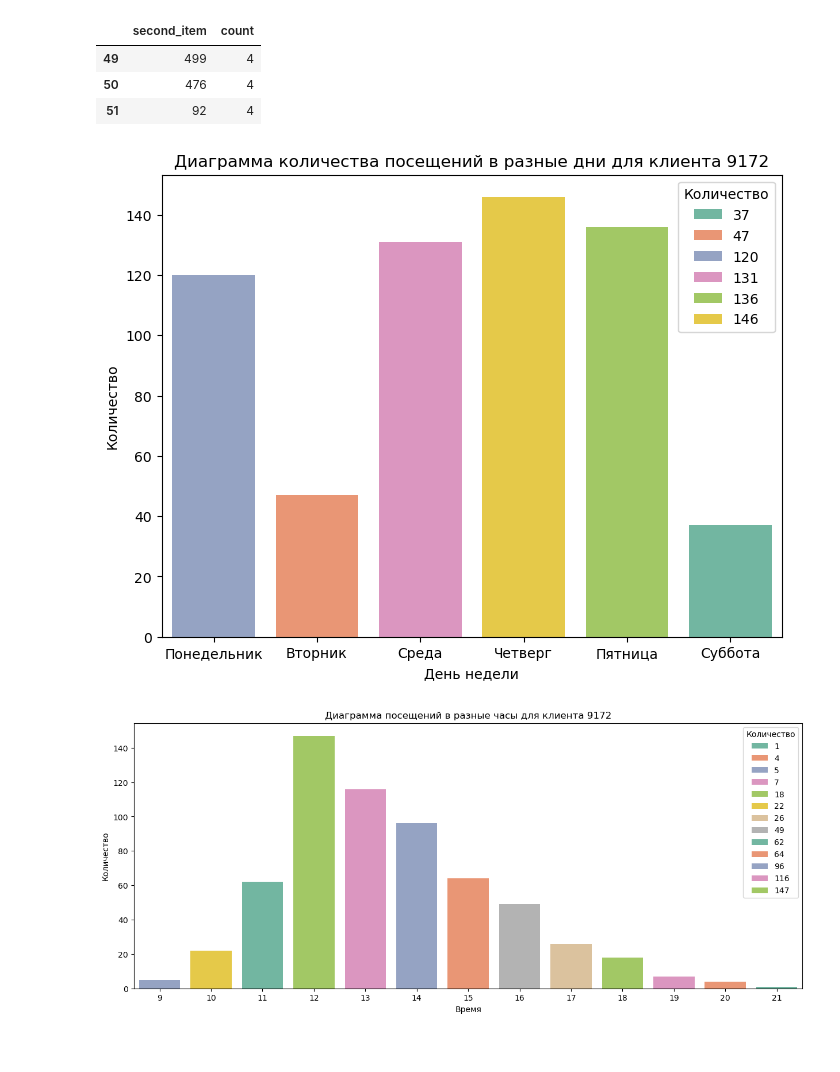
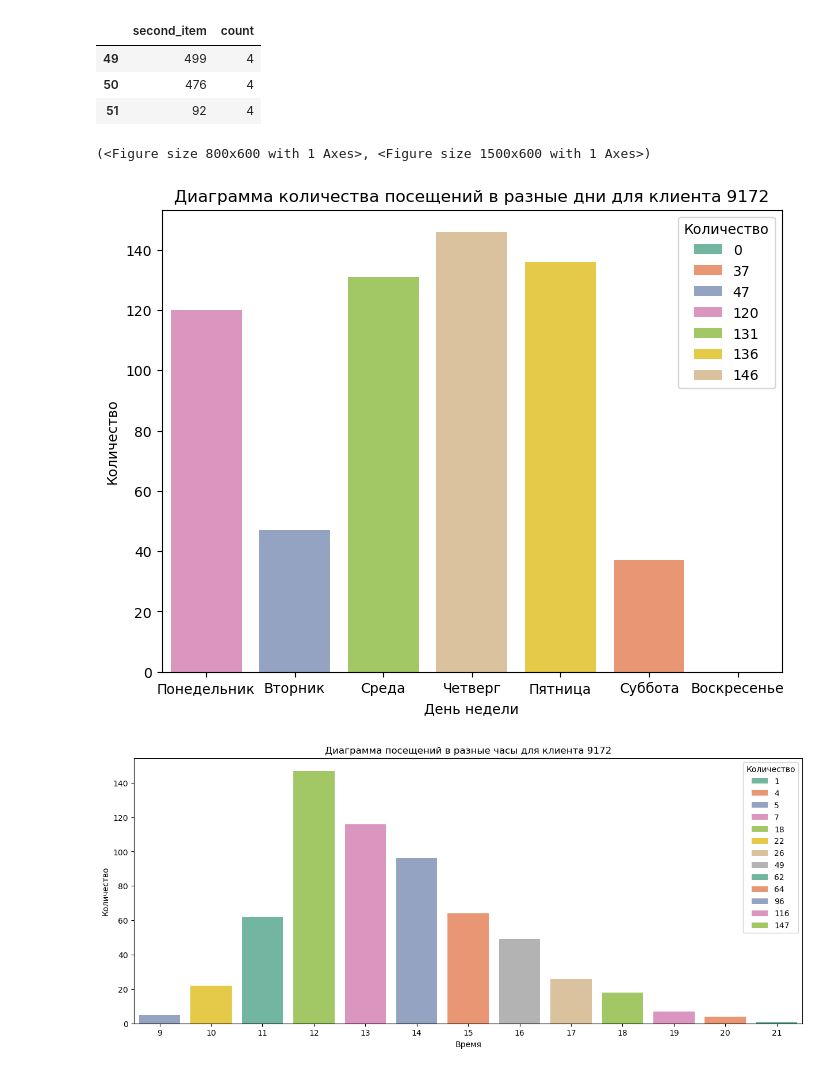
Before and after one commit to m0rphed/coffee_hack, a Jupyter notebook: metrics_1.ipynb, the cells around one changed output. Cells and saved outputs as stored; diff of their text form; code cells hidden in the pictures.

```diff
--- a/metrics_1.ipynb
+++ b/metrics_1.ipynb
@@ -79,32 +79,40 @@ def popular_products_of_the_day(df, day_date=None, month_date=None, year_date=No
 
     return new_df
 # %%
+def plot_bar(df, x, y, hue, title, xlabel, ylabel, figsize=(8, 6)):
+    """Общая функция для построения столбчатых диаграмм."""
+    fig, ax = plt.subplots(figsize=figsize)
+    sns.barplot(data=df, x=x, y=y, hue=hue, palette='Set2', ax=ax, width=0.8)
+    ax.set_title(title)
+    ax.set_xlabel(xlabel)
+    ax.set_ylabel(ylabel)
+    ax.legend(title='Количество', bbox_to_anchor=(1, 1))
+    return fig, ax
+
 def visit_frequency(df, customer_id=None):
     if customer_id:
         df = df[df['customer_id'] == customer_id]
 
     day_order = ["Понедельник", "Вторник", "Среда", "Четверг", "Пятница", "Суббота", "Воскресенье"]
     df.loc[:, 'day_of_week_name'] = pd.Categorical(df['day_of_week_name'], categories=day_order, ordered=True)
-    df_week = df.groupby('day_of_week_name')['order_id'].size().reset_index(name='count')
-    df_week = df_week.sort_values(by='day_of_week_name', key=lambda x: x.map({day: idx for idx, day in enumerate(day_order)}))
-
-    fig1, ax1 = plt.subplots(figsize=(8, 6))
-    sns.barplot(data=df_week, x='day_of_week_name', y='count', hue='count', palette='Set2', ax=ax1)
-    ax1.set_title(f'Диаграмма количества посещений в разные дни для клиента {customer_id}')
-    ax1.set_xlabel('День недели')
-    ax1.set_ylabel('Количество')
-    ax1.legend(title='Количество', bbox_to_anchor=(1, 1))
-
+    df_week = df.groupby('day_of_week_name', observed=False)['order_id'].size().reset_index(name='count')
+    df_week['day_of_week_name'] = pd.Categorical(df_week['day_of_week_name'], categories=day_order, ordered=True)
+    df_week = df_week.groupby('day_of_week_name', observed=True)['count'].sum().reindex(day_order, fill_value=0).reset_index()
     df_hours = df.groupby('order_hour')['order_id'].size().reset_index(name='count').sort_values(by='count', ascending=False)
 
-    fig2, ax2 = plt.subplots(figsize=(15, 6))
-    sns.barplot(data=df_hours, x='order_hour', y='count', hue='count', palette='Set2', ax=ax2)
-    ax2.set_title(f'Диаграмма посещений в разные часы для клиента {customer_id}')
-    ax2.set_xlabel('Время')
-    ax2.set_ylabel('Количество')
-    ax2.legend(title='Количество', bbox_to_anchor=(1, 1))
+    title_week = f'Диаграмма количества посещений в разные дни'
+    if customer_id:
+        title_week += f' для клиента {customer_id}'
 
-    return fig1, fig2, df_week, df_hours
+    fig1, ax1 = plot_bar(df_week, 'day_of_week_name', 'count', 'count', title_week, 'День недели', 'Количество')
+
+    title_hours = f'Диаграмма посещений в разные часы'
+    if customer_id:
+        title_hours += f' для клиента {customer_id}'
+
+    fig2, ax2 = plot_bar(df_hours, 'order_hour', 'count', 'count', title_hours, 'Время', 'Количество', figsize=(15, 6))
+
+    return fig1, fig2#, df_week, df_hours
 # %%
 def find_most_frequent_pairs(df,customer_id = None):
     """
@@ -295,7 +303,8 @@ most_popular_df #что чаще берут в датафрейме
 | 50 | 476 | 4 |
 | 51 | 92 | 4 |
 # %%
-df_visit_frequency = visit_frequency(df, 9172) #В какие дни чаще ходит клиент (без id - в какие дни и часы чаще ходят люди)
+visit_frequency(df, 9172) #В какие дни чаще ходит клиент (без id - в какие дни и часы чаще ходят люди)
 # %% [output]
+(<Figure size 800x600 with 1 Axes>, <Figure size 1500x600 with 1 Axes>)
-[figure, old version]
+[figure, new version]
 [figure]
```
Also changed, not shown: parts of 1 cell of this notebook.
